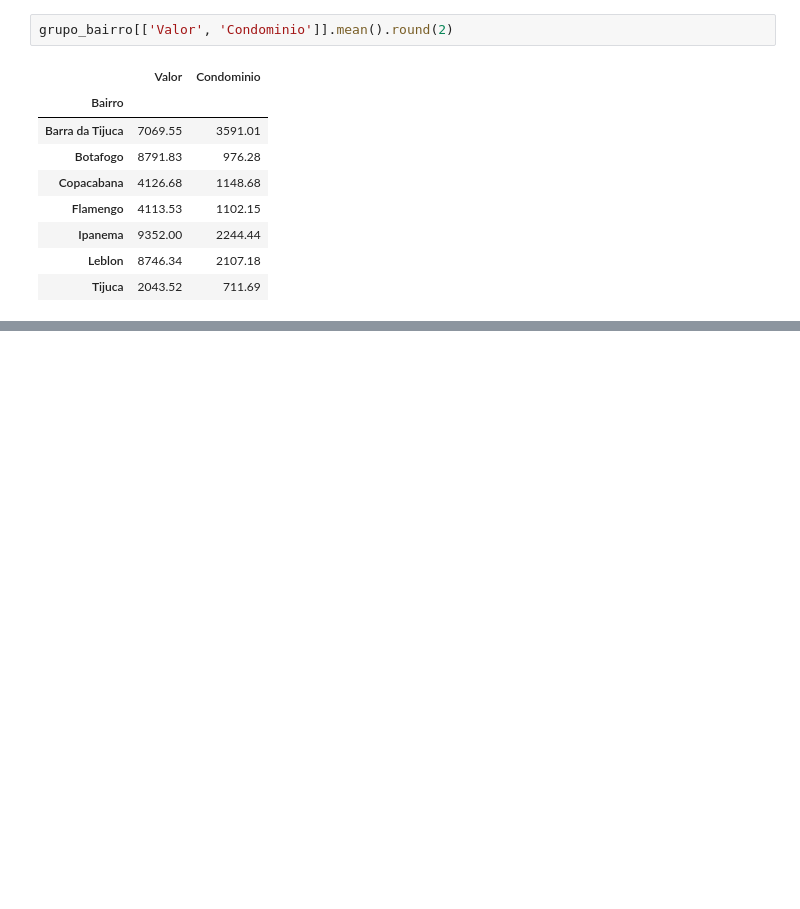
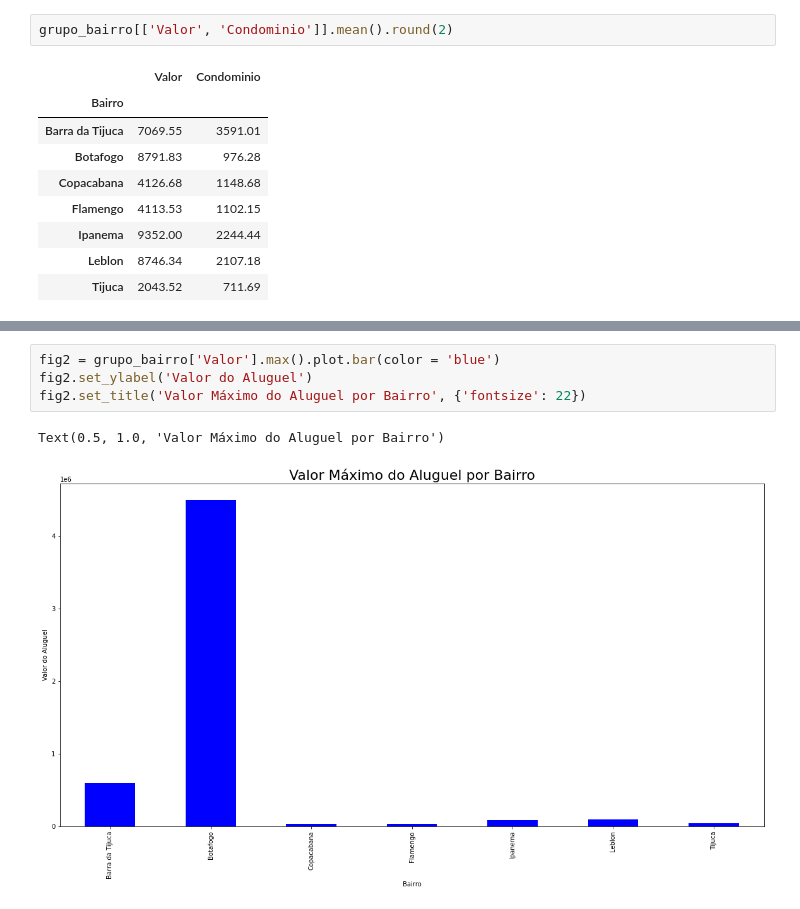
Before and after one commit to brunon-dev/intro-data-science, a Jupyter notebook: CriandoAgrupamentos.ipynb, the cells around one changed output, grey strips where cells are left out. Cells and saved outputs as stored; diff of their text form; blank space fills up the shorter version.

```diff
--- a/CriandoAgrupamentos.ipynb
+++ b/CriandoAgrupamentos.ipynb
@@ -122,0 +163,7 @@ grupo_bairro[['Valor', 'Condominio']].mean().round(2)
+# %%
+fig2 = grupo_bairro['Valor'].max().plot.bar(color = 'blue')
+fig2.set_ylabel('Valor do Aluguel')
+fig2.set_title('Valor Máximo do Aluguel por Bairro', {'fontsize': 22})
+# %% [output]
+Text(0.5, 1.0, 'Valor Máximo do Aluguel por Bairro')
+[figure, added]
```
Also changed, not shown: parts of 7 cells of this notebook.
